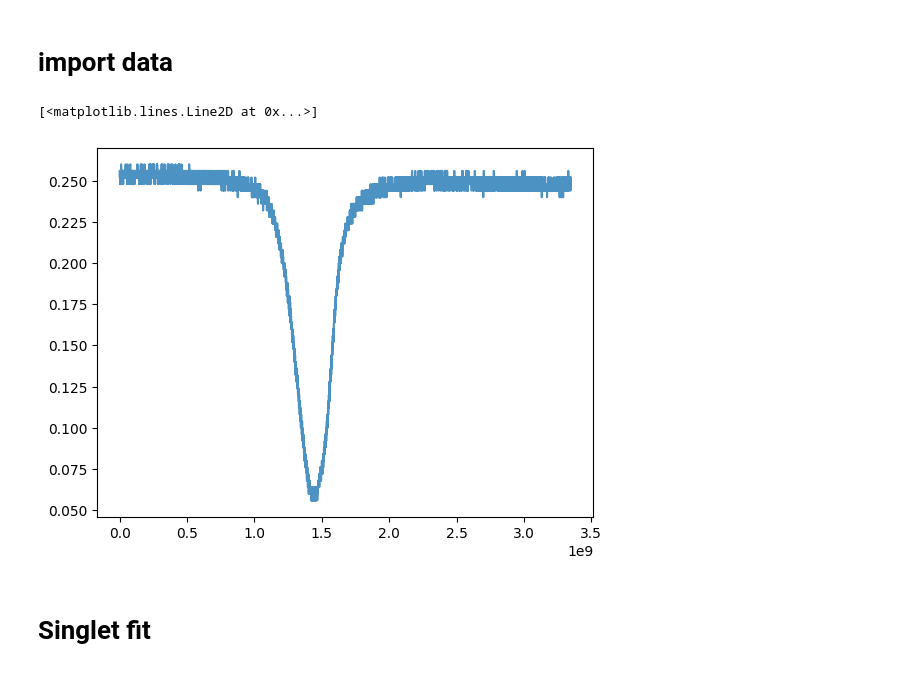
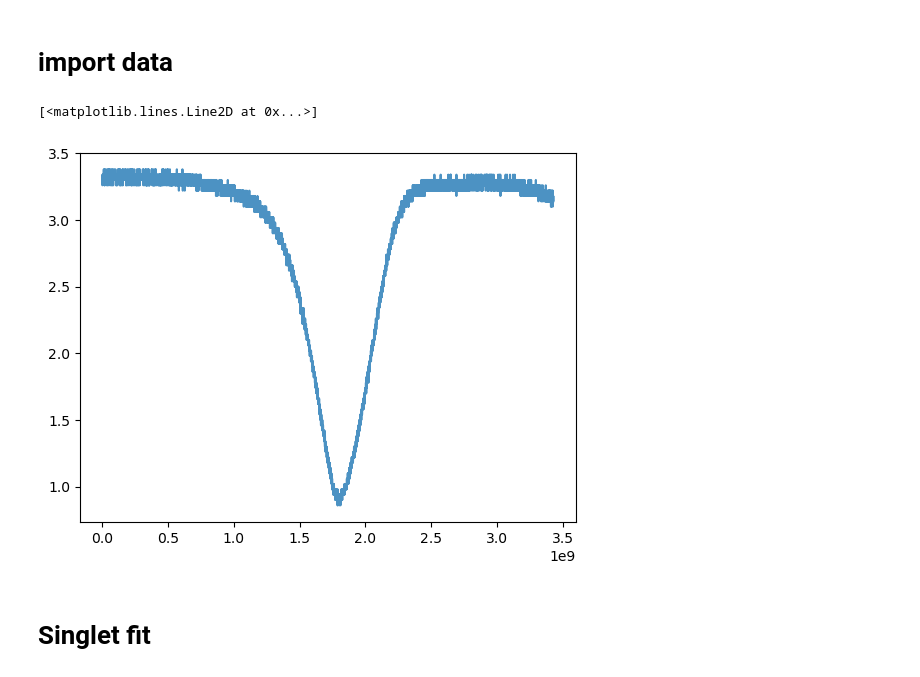
Before and after one commit to YIJUN-YANG-ph/AnalysisSpectrum_GraphicInterface, a Jupyter notebook: main_SingleHighQ.ipynb, the cells around one changed output. Drawn from its saved outputs; the diff is of its cells as text; code cells hidden in the pictures.

```diff
--- a/main_SingleHighQ.ipynb
+++ b/main_SingleHighQ.ipynb
@@ -54,35 +54,41 @@ elif measure_method == 'FuncGenOsci':
     SampleDevice = 'R100W1.1G500_1598.3nm'
     ###
     SampleDevice = 'R114W1.1G600_1549.965nm'
     SampleDevice = 'R114W1.1G600_1505.210nm'
     SampleDevice = 'R114W1.1G600_1568.684nm'
     SampleDevice = 'R114W1.1G600_1505.210nm'
     SampleDevice = 'R114W1.1G600_1509.489nm'
 
     SampleDevice = 'R114W1.1G600_1600.500nm'
 
+    SampleDevice = 'R114W2.0G250_1551.847nm'
+
     config = F_GetConfig_FuncGenOsci(FileName=SampleDevice)
     ParentFolder  = '/Users/yangyijun/Library/CloudStorage/OneDrive-Personal/1A_PostDoc/SiN/202511SiN700A_4P_HighQ-PC/measure_FuncGenOsci'
     ParentFolder = '/Users/yangyijun/Library/CloudStorage/OneDrive-Personal/1A_PostDoc/SiN/2602SiN700A_9UVTrench_25x25/MesFuncGenOsci_2602SiN700A_15C-29mT'
     ParentFolder = '/Users/yangyijun/Library/CloudStorage/OneDrive-Personal/1A_PostDoc/SiN/2602SiN700A_9UVTrench_25x25/MesFuncGenOsci_2602SiN700A_15C-29mT-CHF70'
     ParentFolder = '/Users/yangyijun/Library/CloudStorage/OneDrive-Personal/1A_PostDoc/SiN/2602SiN700A_9UVTrench_25x25/MesFuncGenOsci_2602SiN700A_15C-29mT-CHF65'
-
+    ParentFolder = r'C:\Users\yijun.yang\OneDrive\1A_PostDoc\SiN\2602SiN700A_9UVTrench_25x25\MesFuncGenOsci_2602SiN700A_15C-29mT'
+    ParentFolder = r'C:\Users\yijun.yang\Downloads\CSARTest'
+    SampleDevice = 'RRRW2.0G0.25_1549.028'
+    SampleDevice = 'RRRW1.1G0.5_1550.409'
+    SampleDevice = 'RRRW1.1G0.5_1558.111'
     # ParentFolder = '/Users/yangyijun/Library/CloudStorage/OneDrive-Personal/1A_PostDoc/SiN/2602SiN700A_9UVTrench_25x25/MesFuncGenOsci_2602SiN700A_25C-29mT'
     FolderName = os.path.join(ParentFolder, SampleDevice)
     file_fg = 'c1_functiongenerator_TDS5104BCH1_volts.txt'
     file_res = 'c2_resonance_TDS5104BCH2_volts.txt'
     file_name_fg = os.path.join(FolderName, file_fg)
     file_name_res = os.path.join(FolderName, file_res)
     T_corrected = F_load_FuncGenOsci(file_name_fg=file_name_fg,
                             file_name_res=file_name_res,
                         #    ax=ax
                             )
     # add an offset to T_corrected['nu_Hz'] so that it is always positive
     T_corrected['nu_Hz'] = T_corrected['nu_Hz'] - T_corrected['nu_Hz'].min() + 1
 ax_T.plot(T_corrected['nu_Hz'], T_corrected['T_linear'],label='resonance',alpha=0.8)
 # %% [output]
 [<matplotlib.lines.Line2D at 0x...>]
-[figure, old version]
+[figure, new version]
 # %% [markdown]
 # Singlet fit
 # %%
```
Also changed, not shown: parts of 4 cells of this notebook, 4 other files.
